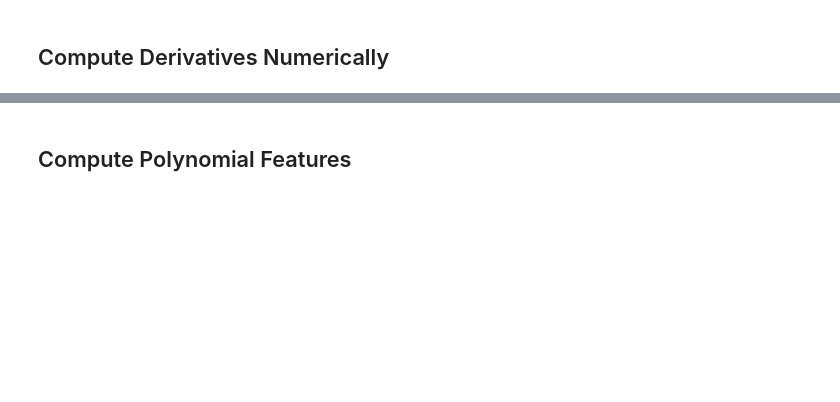
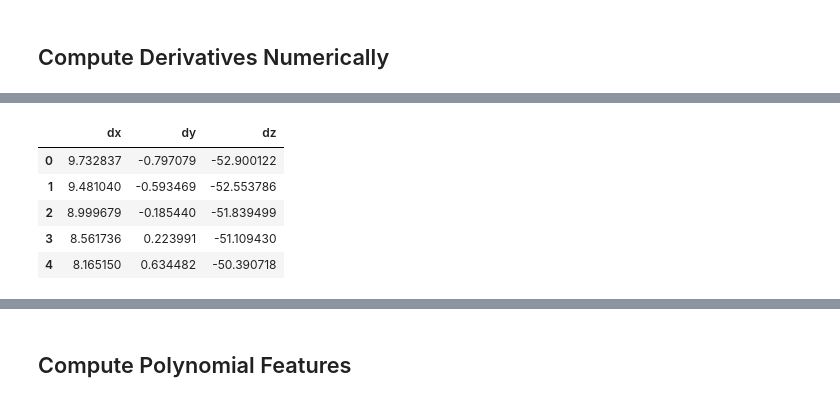
Before and after one commit to ches-001/Sparse-Identification-of-Nonlinear-Dynamics, a Jupyter notebook: main.ipynb, the cells around one changed output, grey strips where cells are left out. Saved outputs shown, nothing was run; the diff lists cells and outputs as text; code cells hidden in the pictures; blank space fills up the shorter version.

```diff
--- a/main.ipynb
+++ b/main.ipynb
@@ -72,0 +94,9 @@ X_U.shape
+# %%
+numerical_derivatives.head()
+# %% [output]
+|  | dx | dy | dz |
+| 0 | 9.732837 | -0.797079 | -52.900122 |
+| 1 | 9.481040 | -0.593469 | -52.553786 |
+| 2 | 8.999679 | -0.185440 | -51.839499 |
+| 3 | 8.561736 | 0.223991 | -51.109430 |
+| 4 | 8.165150 | 0.634482 | -50.390718 |
```
Also changed, not shown: parts of 19 cells of this notebook, 4 other files.
